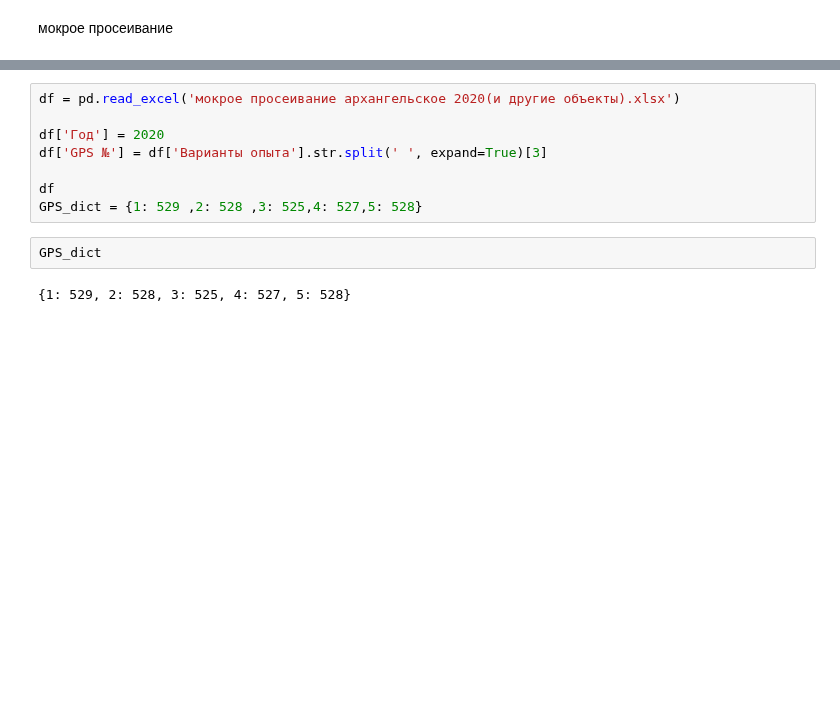
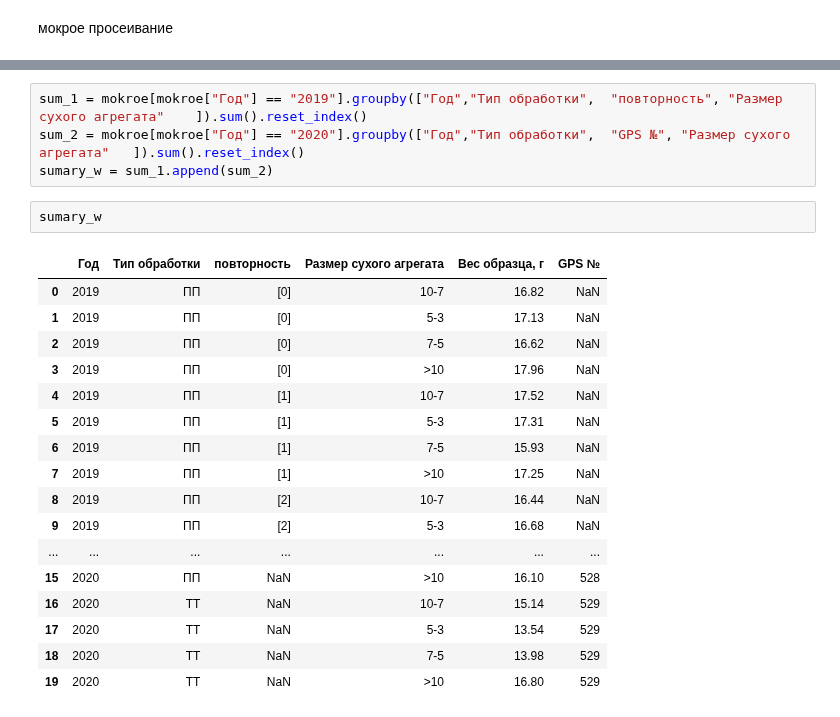
Before and after one commit to hukitoc94/total_archangelskiy, a Jupyter notebook: field_scale/field_data/полевые данные общая/field_data_preparation.ipynb, the cells around one changed output, grey strips where cells are left out. Cells and saved outputs as stored; diff of their text form; blank space fills up the shorter version.

```diff
--- a/field_scale/field_data/полевые данные общая/field_data_preparation.ipynb
+++ b/field_scale/field_data/полевые данные общая/field_data_preparation.ipynb
@@ -161,12 +201,24 @@ mokroe = df.copy()
-# %%
-df = pd.read_excel('мокрое просеивание архангельское 2020(и другие объекты).xlsx')
-
-df['Год'] = 2020
-df['GPS №'] = df['Варианты опыта'].str.split(' ', expand=True)[3]
-
-df
-GPS_dict = {1: 529 ,2: 528 ,3: 525,4: 527,5: 528}
-# %%
-GPS_dict
-# %% [output]
-{1: 529, 2: 528, 3: 525, 4: 527, 5: 528}
+# %%
+sum_1 = mokroe[mokroe["Год"] == "2019"].groupby(["Год","Тип обработки",  "повторность", "Размер сухого агрегата"	]).sum().reset_index()
+sum_2 = mokroe[mokroe["Год"] == "2020"].groupby(["Год","Тип обработки",  "GPS №", "Размер сухого агрегата"	]).sum().reset_index()
+sumary_w = sum_1.append(sum_2)
+# %%
+sumary_w
+# %% [output]
+|  | Год | Тип обработки | повторность | Размер сухого агрегата | Вес образца, г | GPS № |
+| 0 | 2019 | ПП | [0] | 10-7 | 16.82 | NaN |
+| 1 | 2019 | ПП | [0] | 5-3 | 17.13 | NaN |
+| 2 | 2019 | ПП | [0] | 7-5 | 16.62 | NaN |
+| 3 | 2019 | ПП | [0] | >10 | 17.96 | NaN |
+| 4 | 2019 | ПП | [1] | 10-7 | 17.52 | NaN |
+| 5 | 2019 | ПП | [1] | 5-3 | 17.31 | NaN |
+| 6 | 2019 | ПП | [1] | 7-5 | 15.93 | NaN |
+| 7 | 2019 | ПП | [1] | >10 | 17.25 | NaN |
+| 8 | 2019 | ПП | [2] | 10-7 | 16.44 | NaN |
+| 9 | 2019 | ПП | [2] | 5-3 | 16.68 | NaN |
+| ... | ... | ... | ... | ... | ... | ... |
+| 15 | 2020 | ПП | NaN | >10 | 16.10 | 528 |
+| 16 | 2020 | ТТ | NaN | 10-7 | 15.14 | 529 |
+| 17 | 2020 | ТТ | NaN | 5-3 | 13.54 | 529 |
+| 18 | 2020 | ТТ | NaN | 7-5 | 13.98 | 529 |
+| 19 | 2020 | ТТ | NaN | >10 | 16.80 | 529 |
```
Also changed, not shown: parts of 4 cells of this notebook, 5 other files.
